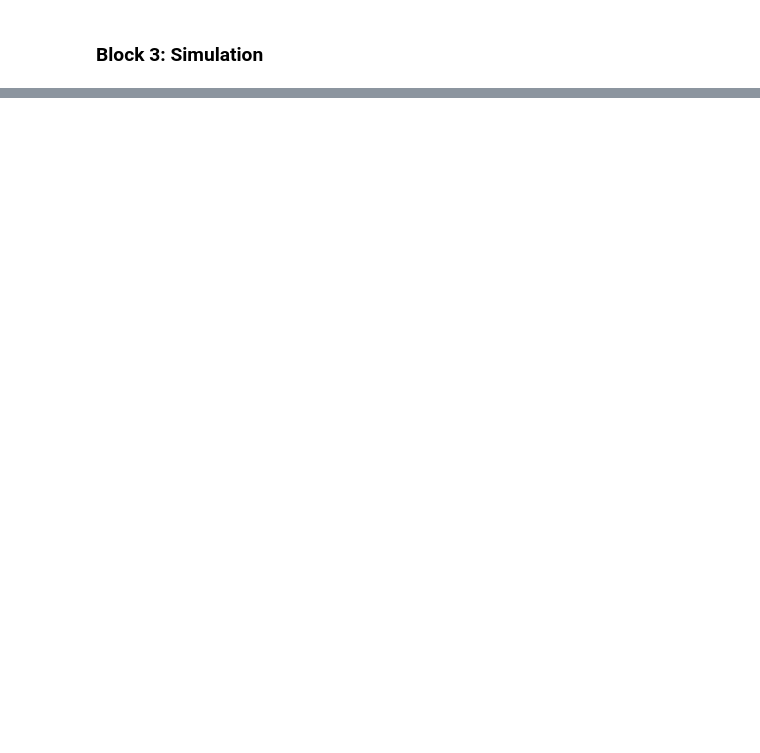
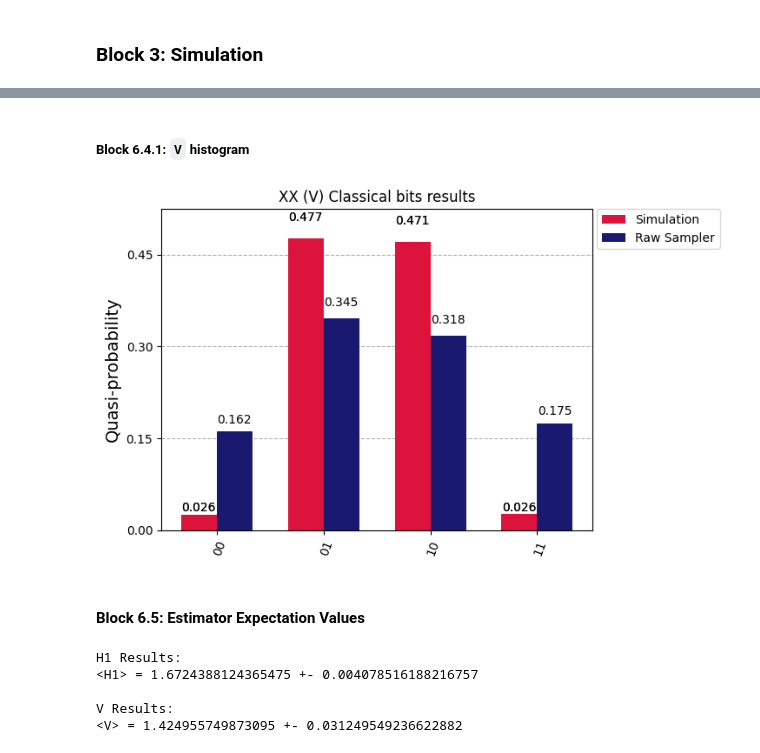
Before and after one commit to Amir1603/quantum, a Jupyter notebook: ibm/redo2.ipynb, the cells around one changed output, grey strips where cells are left out. Saved outputs shown, nothing was run; the diff lists cells and outputs as text; code cells hidden in the pictures; blank space fills up the shorter version.

```diff
--- a/ibm/redo2.ipynb
+++ b/ibm/redo2.ipynb
@@ -289,0 +275,28 @@ print(f'<H1> = {z_expectation}\t<V> = {xx_expectation}\t<E1> = {E1}')
+# %% [markdown]
+##### Block 6.4.1: `V` histogram
+# %%
+legend = ['Simulation', 'Raw Sampler']
+
+v_prob_sim = {k: v / total_shots for k, v in v_counts_sim.items()}
+v_prob_hw = {k: v / total_shots for k, v in v_counts_hw.items()}
+
+plot_histogram([v_prob_sim, v_prob_hw], legend=legend, color=['crimson','midnightblue'],
+                title="XX (V) Classical bits results")
+# %% [output]
+[figure, added]
+# %% [markdown]
+#### Block 6.5: Estimator Expectation Values
+# %%
+print('H1 Results:')
+print(f'<H1> = {result_h1._pub_results[0].data['evs'][0]} +- {result_h1._pub_results[0].data['stds'][0]}')
+
+print()
+
+print('V Results:')
+print(f'<V> = {result_v._pub_results[0].data['evs'][0]} +- {result_v._pub_results[0].data['stds'][0]}')
+# %% [output]
+H1 Results:
+<H1> = 1.6724388124365475 +- 0.004078516188216757
+
+V Results:
+<V> = 1.424955749873095 +- 0.031249549236622882
```
Also changed, not shown: parts of 58 cells of this notebook, 1 other file.
